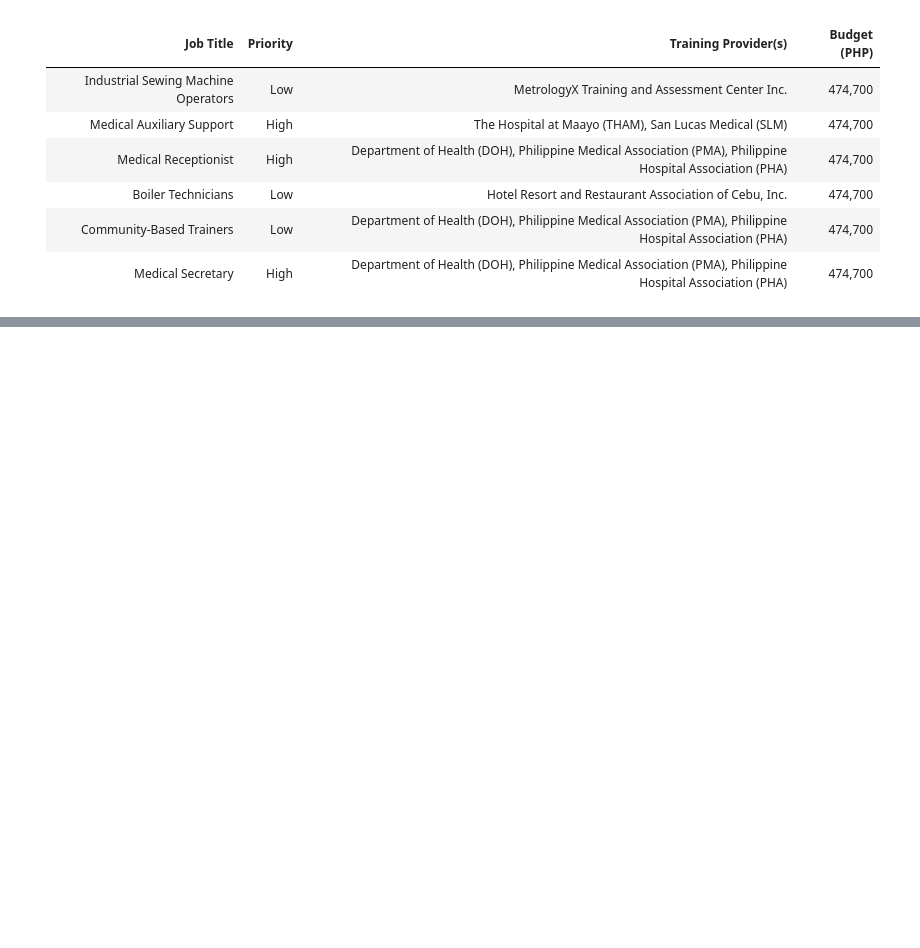
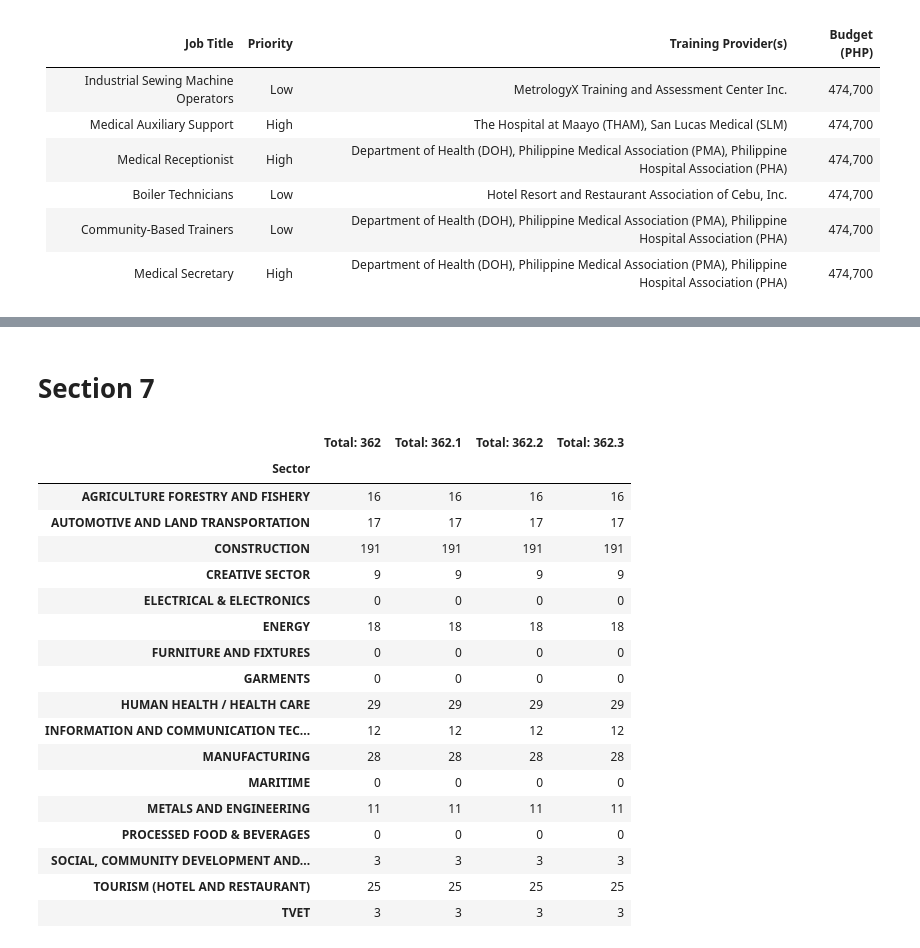
Before and after one commit to BSDSBA-JF/wadwani_intern, a Jupyter notebook: 03_tesda_cebu/CEBU/jf_eda.ipynb, the cells around one changed output, grey strips where cells are left out. Cells and saved outputs as stored; diff of their text form; code cells hidden in the pictures; blank space fills up the shorter version.

```diff
--- a/03_tesda_cebu/CEBU/jf_eda.ipynb
+++ b/03_tesda_cebu/CEBU/jf_eda.ipynb
@@ -185,0 +307,27 @@ section_4_df = pd.read_csv(section_4)
+# %% [markdown]
+# Section 7
+# %%
+section_7 = 'data/[Provincial] Reduction - Cebu - Section VII (R).csv'
+section_7_df = pd.read_csv(section_7)
+# %%
+section_7_df.groupby('Sector')[assessor_df.columns].sum()
+# %% [output]
+|  | Total: 362 | Total: 362.1 | Total: 362.2 | Total: 362.3 |
+| Sector |  |  |  |  |
+| AGRICULTURE FORESTRY AND FISHERY | 16 | 16 | 16 | 16 |
+| AUTOMOTIVE AND LAND TRANSPORTATION | 17 | 17 | 17 | 17 |
+| CONSTRUCTION | 191 | 191 | 191 | 191 |
+| CREATIVE SECTOR | 9 | 9 | 9 | 9 |
+| ELECTRICAL & ELECTRONICS | 0 | 0 | 0 | 0 |
+| ENERGY | 18 | 18 | 18 | 18 |
+| FURNITURE AND FIXTURES | 0 | 0 | 0 | 0 |
+| GARMENTS | 0 | 0 | 0 | 0 |
+| HUMAN HEALTH / HEALTH CARE | 29 | 29 | 29 | 29 |
+| INFORMATION AND COMMUNICATION TEC... | 12 | 12 | 12 | 12 |
+| MANUFACTURING | 28 | 28 | 28 | 28 |
+| MARITIME | 0 | 0 | 0 | 0 |
+| METALS AND ENGINEERING | 11 | 11 | 11 | 11 |
+| PROCESSED FOOD & BEVERAGES | 0 | 0 | 0 | 0 |
+| SOCIAL, COMMUNITY DEVELOPMENT AND... | 3 | 3 | 3 | 3 |
+| TOURISM (HOTEL AND RESTAURANT) | 25 | 25 | 25 | 25 |
+| TVET | 3 | 3 | 3 | 3 |
```
Also changed, not shown: parts of 18 cells of this notebook.
